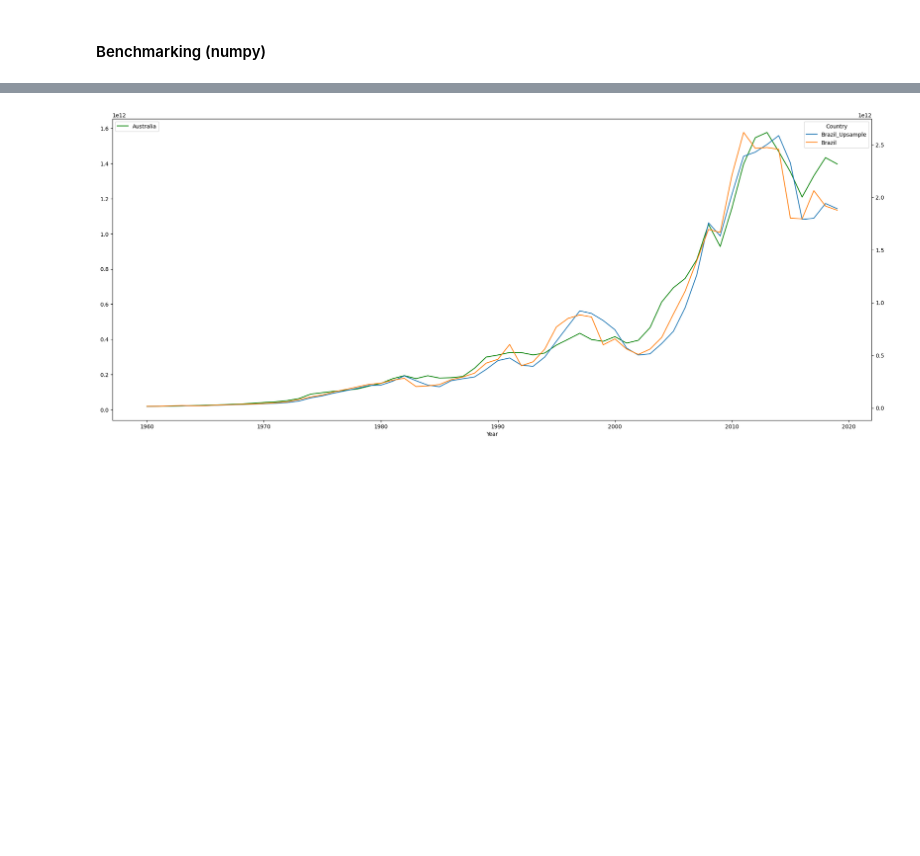
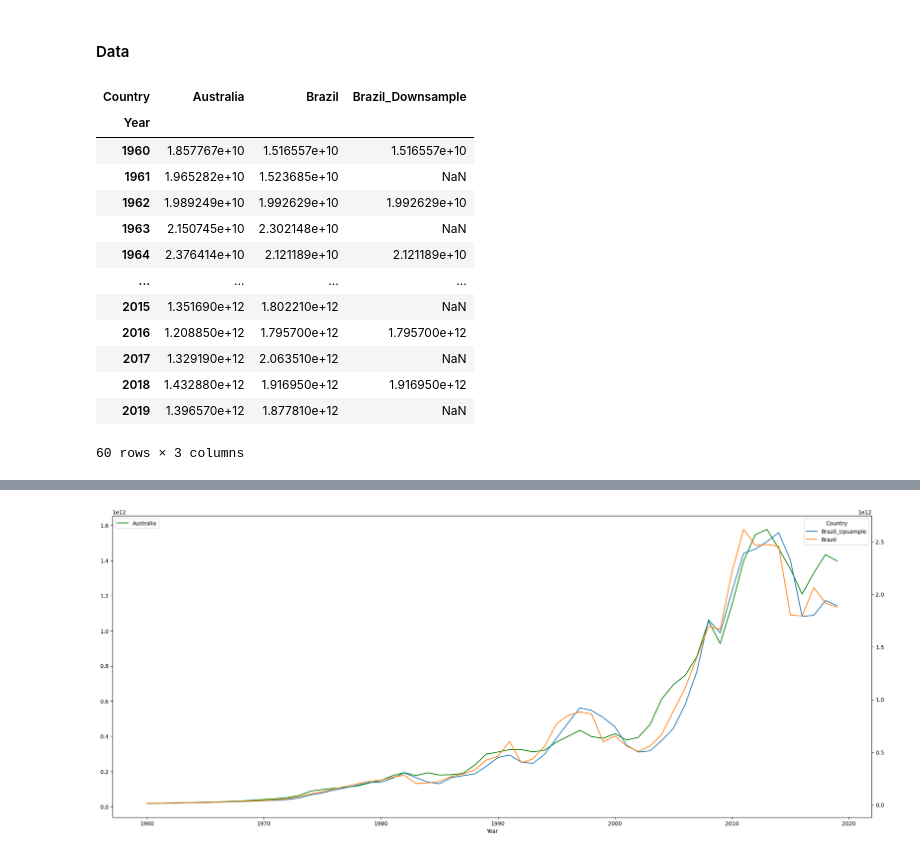
Before and after one commit to cp71/benchmarking, a Jupyter notebook: code.ipynb, the cells around one changed output, grey strips where cells are left out. Cells and saved outputs as stored; diff of their text form; code cells hidden in the pictures; blank space fills up the shorter version.

```diff
--- a/benchmarking-scratch.ipynb
+++ b/code.ipynb
@@ -70,7 +20,7 @@ pd.set_option("display.max_rows", 15)
 pd.set_option("display.max_columns", 10)
 plt.rcParams["figure.figsize"] = (25,10)
 # %% [markdown]
-#### Benchmarking (numpy)
+#### Data
 # %%
 data = pd.read_csv("GDP.csv")
 
@@ -85,6 +35,23 @@ data = data[:-1].copy()
 # %%
 data["Brazil_Downsample"] = data["Brazil"].copy()
 data["Brazil_Downsample"][1::2] = np.NaN
+# %%
+data
+# %% [output]
+| Country | Australia | Brazil | Brazil_Downsample |
+| Year |  |  |  |
+| 1960 | 1.857767e+10 | 1.516557e+10 | 1.516557e+10 |
+| 1961 | 1.965282e+10 | 1.523685e+10 | NaN |
+| 1962 | 1.989249e+10 | 1.992629e+10 | 1.992629e+10 |
+| 1963 | 2.150745e+10 | 2.302148e+10 | NaN |
+| 1964 | 2.376414e+10 | 2.121189e+10 | 2.121189e+10 |
+| ... | ... | ... | ... |
+| 2015 | 1.351690e+12 | 1.802210e+12 | NaN |
+| 2016 | 1.208850e+12 | 1.795700e+12 | 1.795700e+12 |
+| 2017 | 1.329190e+12 | 2.063510e+12 | NaN |
+| 2018 | 1.432880e+12 | 1.916950e+12 | 1.916950e+12 |
+| 2019 | 1.396570e+12 | 1.877810e+12 | NaN |
+60 rows × 3 columns
 # %%
 X = data["Australia"].values.reshape(-1,2)
 Y = data["Brazil_Downsample"].dropna().values.reshape(-1,1)
```
Also changed, not shown: parts of 17 cells of this notebook, 3 other files.
